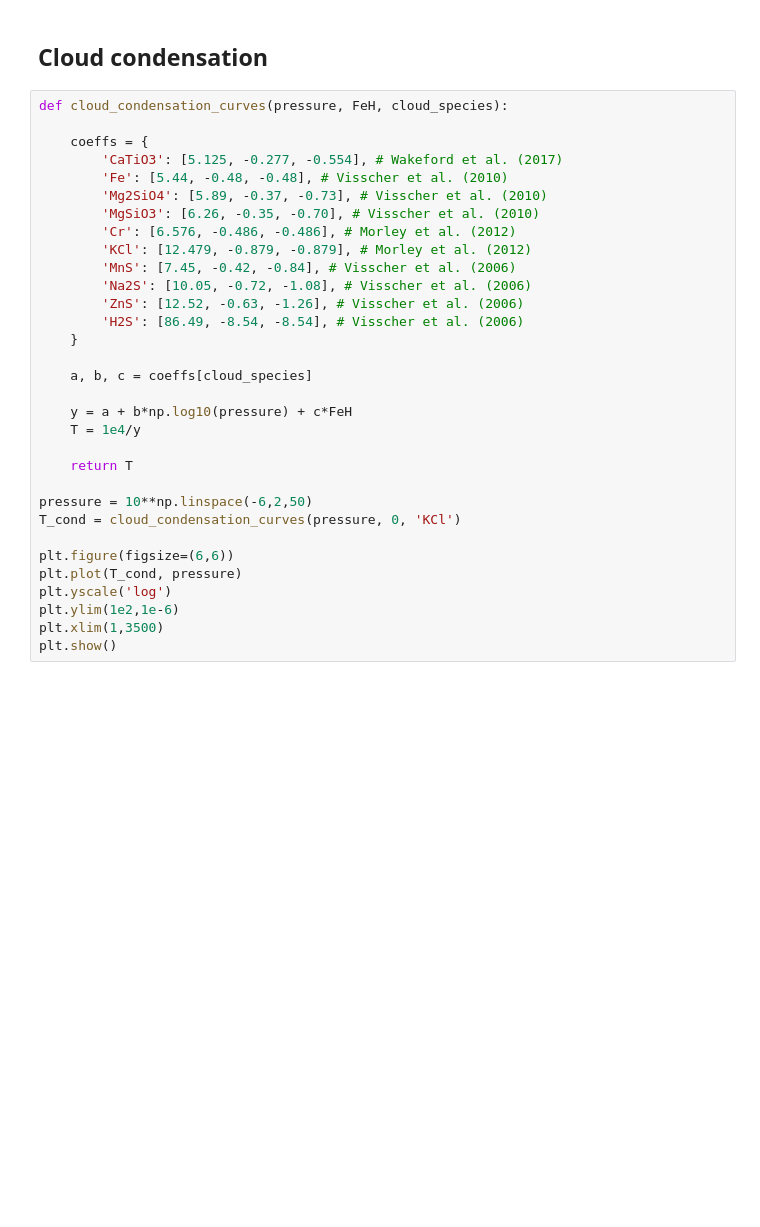
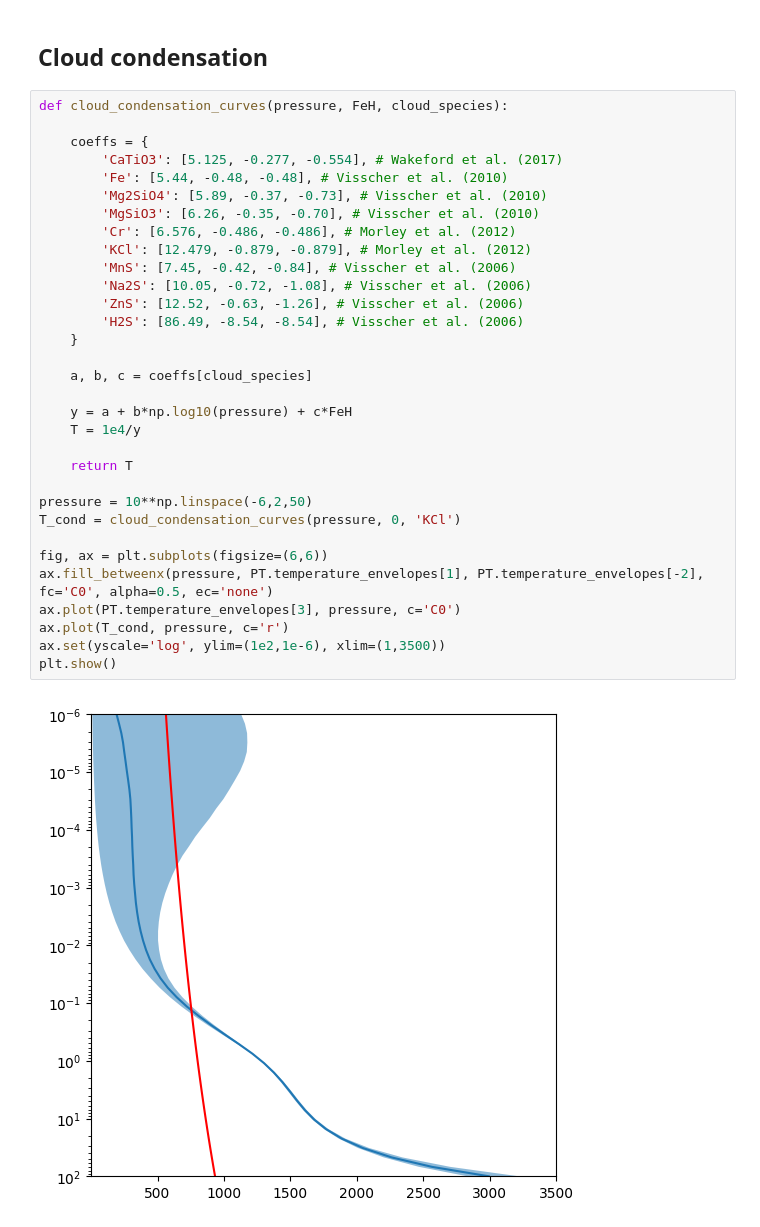
Before and after one commit to samderegt/retrieval_base, a Jupyter notebook: Luhman_16/test_K_lines.ipynb, the cells around one changed output. Saved outputs shown, nothing was run; the diff lists cells and outputs as text; blank space fills up the shorter version.

```diff
--- a/Luhman_16/test_K_lines.ipynb
+++ b/Luhman_16/test_K_lines.ipynb
@@ -101,32 +101,34 @@ plt.show()
 # %%
 def cloud_condensation_curves(pressure, FeH, cloud_species):
 
     coeffs = {
         'CaTiO3': [5.125, -0.277, -0.554], # Wakeford et al. (2017)
         'Fe': [5.44, -0.48, -0.48], # Visscher et al. (2010)
         'Mg2SiO4': [5.89, -0.37, -0.73], # Visscher et al. (2010)
         'MgSiO3': [6.26, -0.35, -0.70], # Visscher et al. (2010)
         'Cr': [6.576, -0.486, -0.486], # Morley et al. (2012)
         'KCl': [12.479, -0.879, -0.879], # Morley et al. (2012)
         'MnS': [7.45, -0.42, -0.84], # Visscher et al. (2006)
         'Na2S': [10.05, -0.72, -1.08], # Visscher et al. (2006)
         'ZnS': [12.52, -0.63, -1.26], # Visscher et al. (2006)
         'H2S': [86.49, -8.54, -8.54], # Visscher et al. (2006)
     }
 
     a, b, c = coeffs[cloud_species]
 
     y = a + b*np.log10(pressure) + c*FeH
     T = 1e4/y
 
     return T
 
 pressure = 10**np.linspace(-6,2,50)
 T_cond = cloud_condensation_curves(pressure, 0, 'KCl')
 
-plt.figure(figsize=(6,6))
-plt.plot(T_cond, pressure)
-plt.yscale('log')
-plt.ylim(1e2,1e-6)
-plt.xlim(1,3500)
+fig, ax = plt.subplots(figsize=(6,6))
+ax.fill_betweenx(pressure, PT.temperature_envelopes[1], PT.temperature_envelopes[-2], fc='C0', alpha=0.5, ec='none')
+ax.plot(PT.temperature_envelopes[3], pressure, c='C0')
+ax.plot(T_cond, pressure, c='r')
+ax.set(yscale='log', ylim=(1e2,1e-6), xlim=(1,3500))
 plt.show()
+# %% [output]
+[figure, added]
```
Also changed, not shown: 3 other files.
